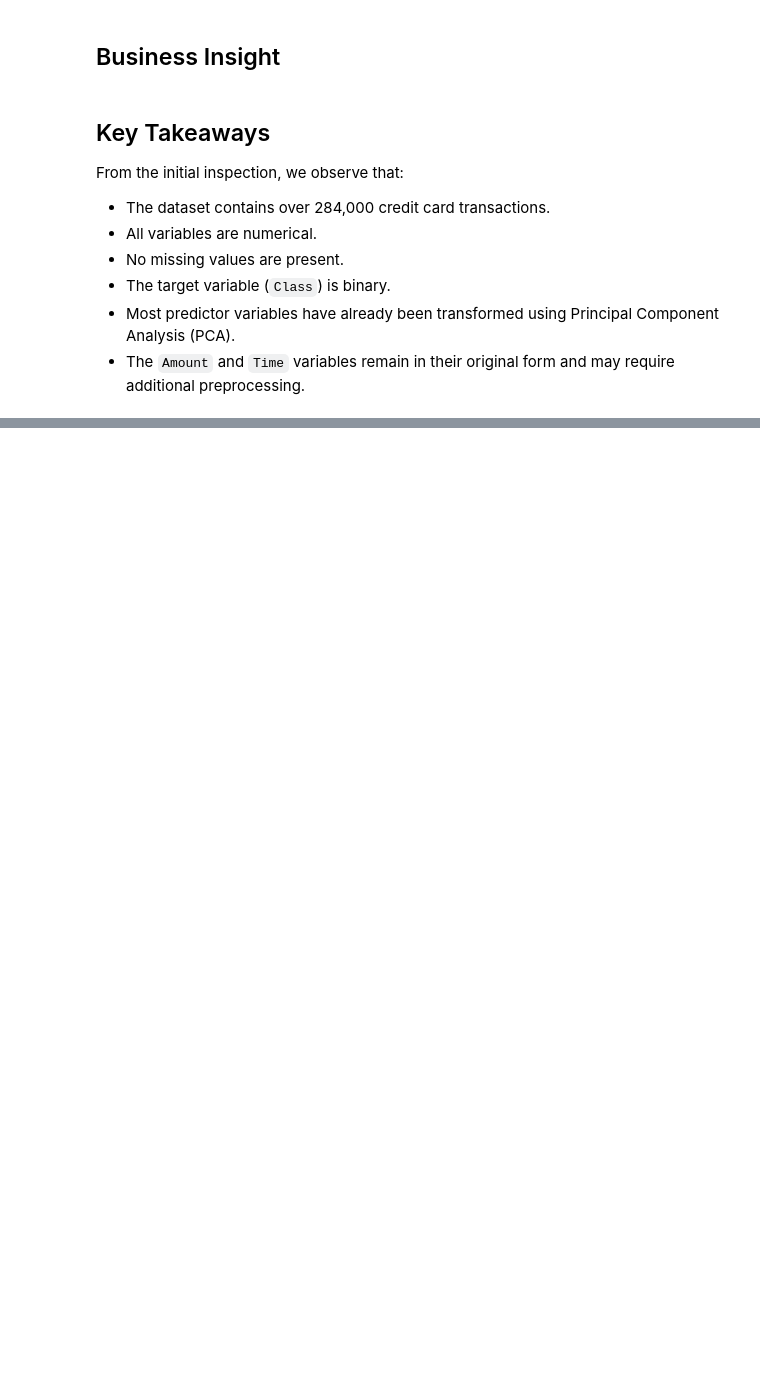
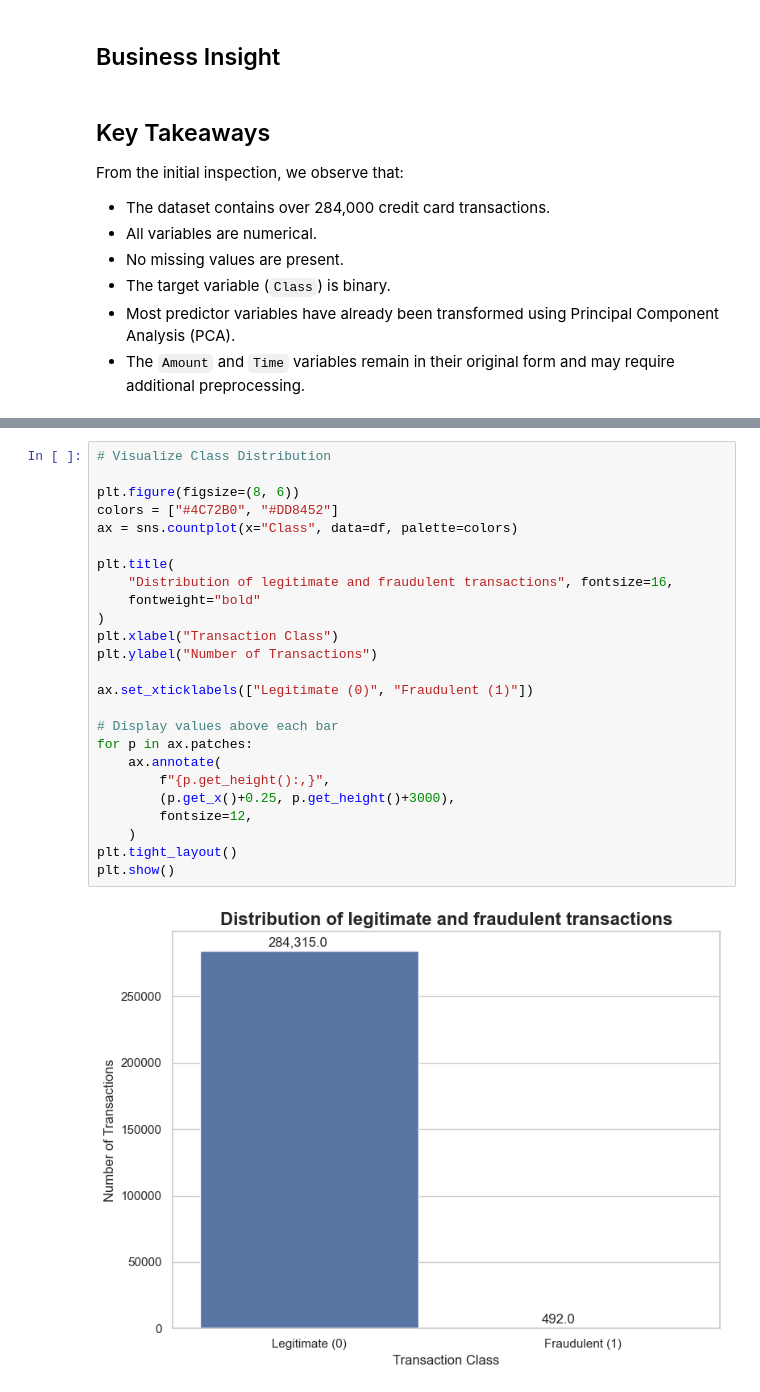
Before and after one commit to che-francis/Credit-Card-Fraud-Detection, a Jupyter notebook: notebooks/Credit_Card_Fraud_Detection.ipynb, the cells around one changed output, grey strips where cells are left out. Drawn from its saved outputs; the diff is of its cells as text; blank space fills up the shorter version.

```diff
--- a/notebooks/Credit_Card_Fraud_Detection.ipynb
+++ b/notebooks/Credit_Card_Fraud_Detection.ipynb
@@ -201,0 +227,27 @@ From the initial inspection, we observe that:
+# %%
+# Visualize Class Distribution
+
+plt.figure(figsize=(8, 6))
+colors = ["#4C72B0", "#DD8452"]
+ax = sns.countplot(x="Class", data=df, palette=colors)
+
+plt.title(
+    "Distribution of legitimate and fraudulent transactions", fontsize=16,
+    fontweight="bold"
+)
+plt.xlabel("Transaction Class")
+plt.ylabel("Number of Transactions")
+
+ax.set_xticklabels(["Legitimate (0)", "Fraudulent (1)"])
+
+# Display values above each bar
+for p in ax.patches:
+    ax.annotate(
+        f"{p.get_height():,}",
+        (p.get_x()+0.25, p.get_height()+3000),
+        fontsize=12,
+    )
+plt.tight_layout()
+plt.show()
+# %% [output]
+[figure, added]
```
Also changed, not shown: parts of 9 cells of this notebook.
